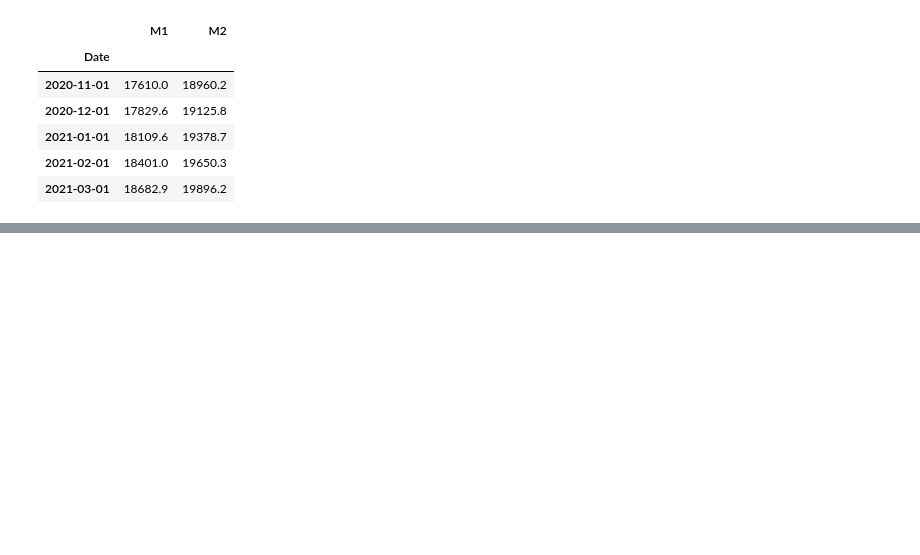
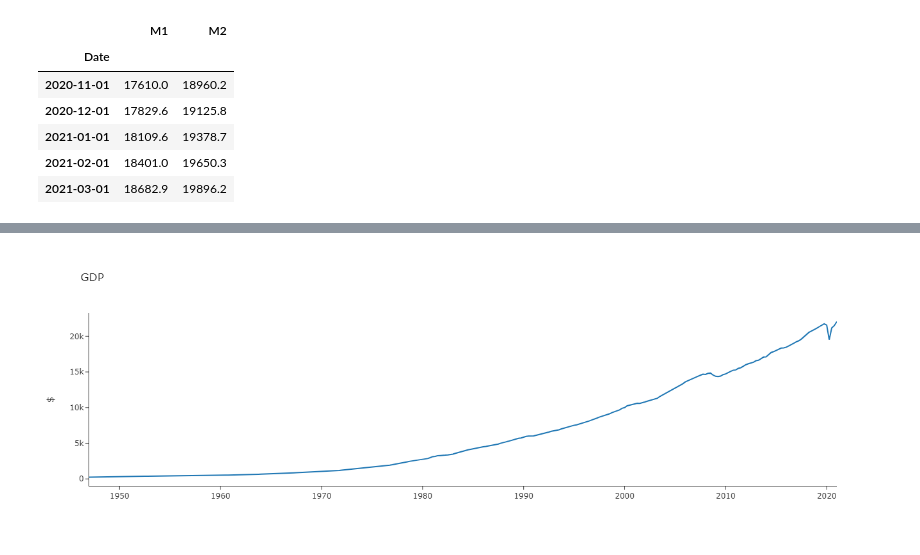
Before and after one commit to 44nash/project_1, a Jupyter notebook: inflation_rate.ipynb, the cells around one changed output, grey strips where cells are left out. Cells and saved outputs as stored; diff of their text form; code cells hidden in the pictures; blank space fills up the shorter version.

```diff
--- a/inflation_rate.ipynb
+++ b/inflation_rate.ipynb
@@ -55,0 +76,7 @@ money_supply_chart.add_trace(go.Scatter(x= M_data.index, y=M_data["M2"],mode='li
+# %%
+gdp = quandl.get("FRED/GDP")
+gdp.columns = ["GDP"]
+gdp_chart = go.Figure().update_layout(template="simple_white", yaxis=dict(title="$"), title = "GDP")
+gdp_chart.add_trace(go.Scatter(x= gdp.index, y=gdp["GDP"],mode='lines', name="Unemployment Rate"))
+# %% [output]
+[figure, added]
```
Also changed, not shown: parts of 5 cells of this notebook, 4 other files.
